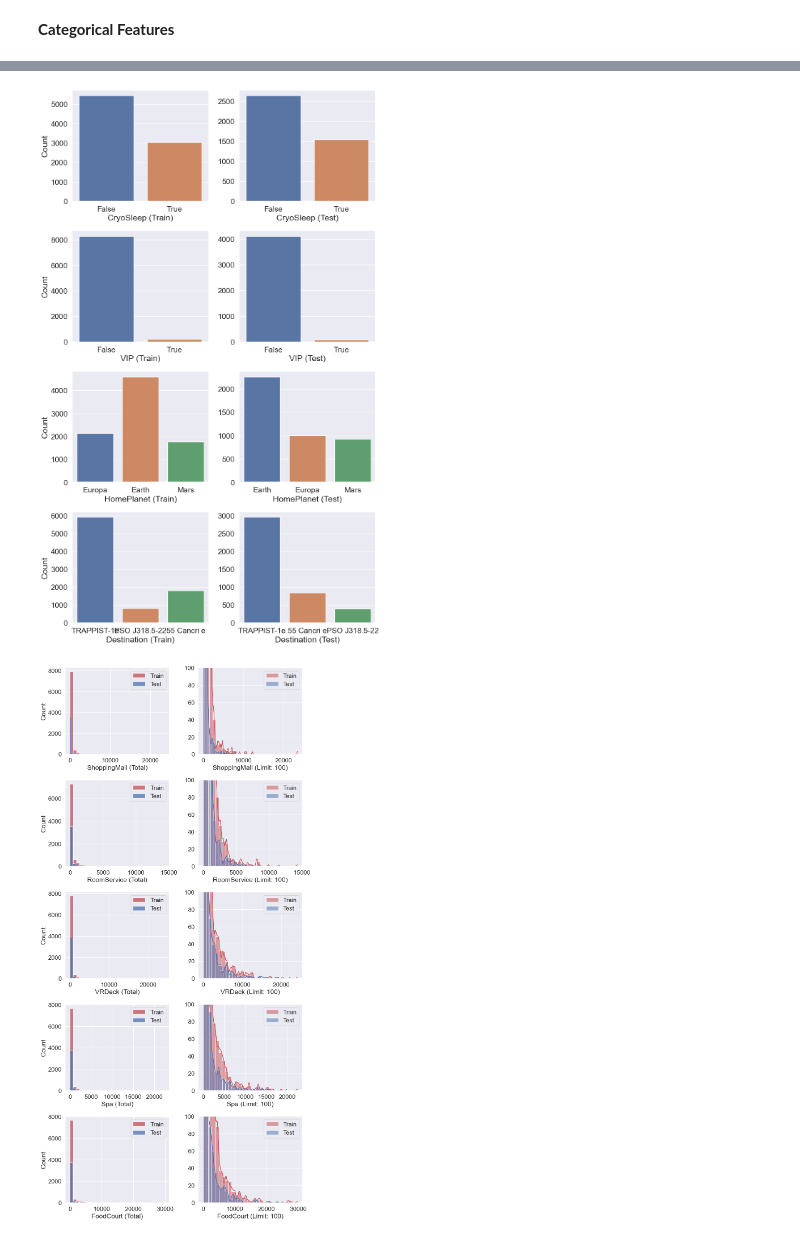
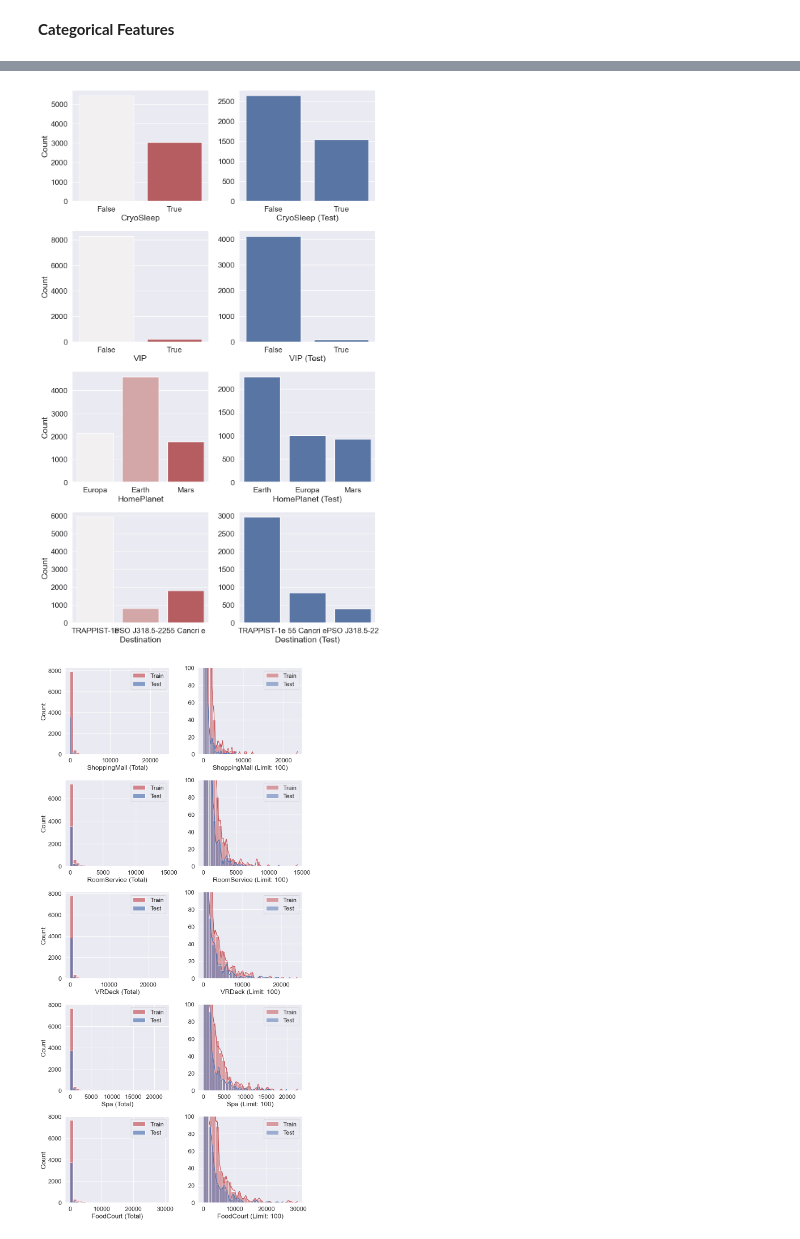
Before and after one commit to GuillermoIzquierdo/Spaceship-Project, a Jupyter notebook: notebooks/preliminary-exploration.ipynb, the cells around one changed output, grey strips where cells are left out. Drawn from its saved outputs; the diff is of its cells as text; code cells hidden in the pictures.

```diff
--- a/notebooks/preliminary-exploration.ipynb
+++ b/notebooks/preliminary-exploration.ipynb
@@ -117,8 +117,3 @@ Hence, it is negligible across the board.
 ### Comparing the distribution of data
 # %% [markdown]
 **Categorical Features**
-# %%
-cat_features = ['CryoSleep', 'VIP', 'Transported', 'HomePlanet', 'Destination']
-
-for index, value in enumerate(cat_features):
-    print(index, value)
@@ -130,0 +144,13 @@ for index, value in enumerate(cat_features):
+# %%
+cat_features = ['CryoSleep', 'VIP', 'HomePlanet', 'Destination']
+
+fig = plt.figure(figsize=(18, 5))
+
+for index, feature in enumerate(cat_features):
+
+    ax = fig.add_subplot(1, 4, index + 1)
+    sns.countplot(data = df, x = feature, alpha = 0.6, color = 'r')
+    sns.countplot(data = df_test, x = feature, alpha = 0.6, color = 'b')
+
+plt.tight_layout()
+plt.show()
@@ -131,26 +159,25 @@ for index, value in enumerate(cat_features):
 # %%
 cat_features = ['CryoSleep', 'VIP', 'HomePlanet', 'Destination']
 
 plt.figure(figsize=(10, 16))
 
 for index, feature in enumerate(cat_features):
 
     plt.subplot(4, 2, 2 * index + 1)
-    sns.countplot(data = df, x = feature)
+    sns.countplot(data = df, x = feature, palette = 'light:r', )
 
-    plt.xlabel(f'{feature} (Train)')
     plt.ylabel('Count')
 
     plt.subplot(4, 2, 2 * index + 2)
-    sns.countplot(data = df_test, x = feature)
+    sns.countplot(data = df_test, x = feature, color = 'b')
 
     plt.xlabel(f'{feature} (Test)')
     plt.ylabel('')
 
 plt.tight_layout()
 plt.show()
 # %% [output]
-[figure, old version]
+[figure, new version]
 # %%
 expend_features = ['ShoppingMall','RoomService','VRDeck','Spa','FoodCourt']
 
```
Also changed, not shown: parts of 8 cells of this notebook.
